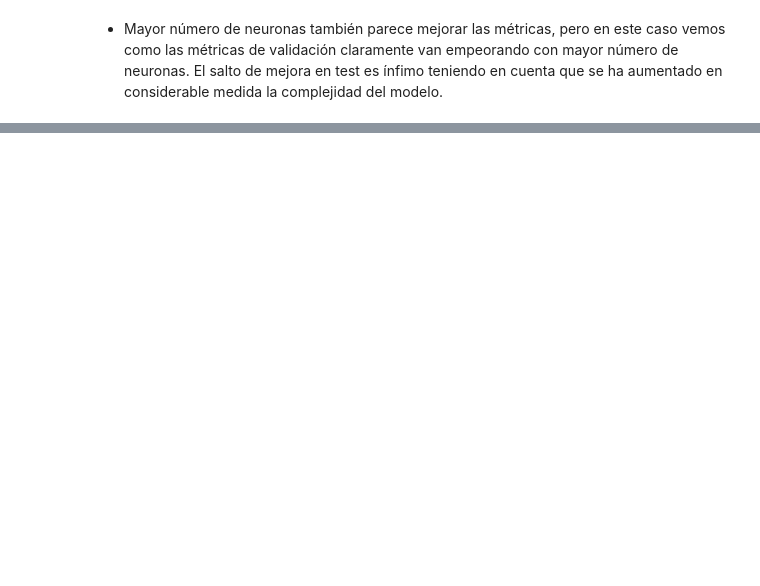
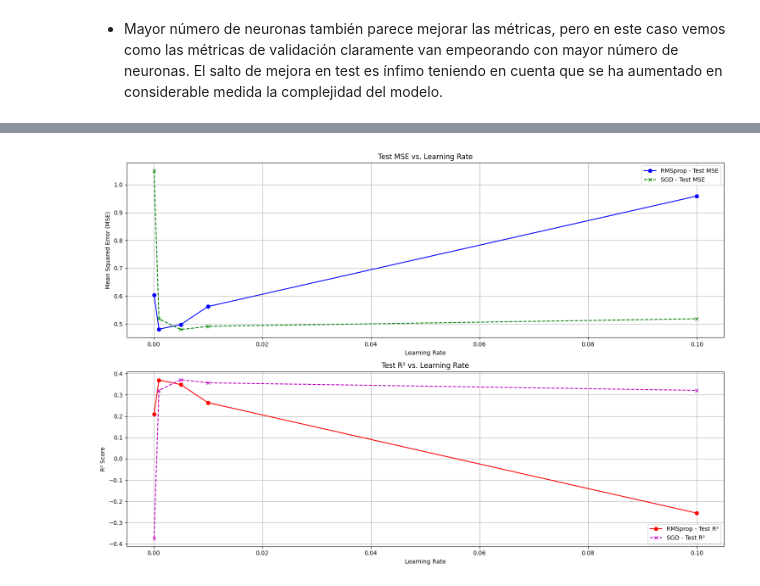
Before and after one commit to Migue8gl/DataScienceMaster, a Jupyter notebook: tecnicas_soft_computing_para_aprendizaje_optimizacion/rrnn_p2/vinos_regresion2024.ipynb, the cells around one changed output, grey strips where cells are left out. Saved outputs shown, nothing was run; the diff lists cells and outputs as text; code cells hidden in the pictures; blank space fills up the shorter version.

```diff
--- a/tecnicas_soft_computing_para_aprendizaje_optimizacion/rrnn_p2/vinos_regresion2024.ipynb
+++ b/tecnicas_soft_computing_para_aprendizaje_optimizacion/rrnn_p2/vinos_regresion2024.ipynb
@@ -629,0 +735,55 @@ print(mse_value)
+# %%
+import matplotlib.pyplot as plt
+
+plt.figure(figsize=(15, 10))
+
+plt.subplot(2, 1, 1)
+plt.plot(
+    results_df[results_df["Optimizer"] == "RMSprop"]["Learning Rate"],
+    results_df[results_df["Optimizer"] == "RMSprop"]["Test MSE"],
+    marker="o",
+    linestyle="-",
+    color="b",
+    label="RMSprop - Test MSE",
+)
+plt.plot(
+    results_df[results_df["Optimizer"] == "SGD"]["Learning Rate"],
+    results_df[results_df["Optimizer"] == "SGD"]["Test MSE"],
+    marker="x",
+    linestyle="--",
+    color="g",
+    label="SGD - Test MSE",
+)
+plt.xlabel("Learning Rate")
+plt.ylabel("Mean Squared Error (MSE)")
+plt.title("Test MSE vs. Learning Rate")
+plt.grid(True)
+plt.legend()
+
+plt.subplot(2, 1, 2)
+plt.plot(
+    results_df[results_df["Optimizer"] == "RMSprop"]["Learning Rate"],
+    results_df[results_df["Optimizer"] == "RMSprop"]["Test R2"],
+    marker="o",
+    linestyle="-",
+    color="r",
+    label="RMSprop - Test R²",
+)
+plt.plot(
+    results_df[results_df["Optimizer"] == "SGD"]["Learning Rate"],
+    results_df[results_df["Optimizer"] == "SGD"]["Test R2"],
+    marker="x",
+    linestyle="--",
+    color="m",
+    label="SGD - Test R²",
+)
+plt.xlabel("Learning Rate")
+plt.ylabel("R² Score")
+plt.title("Test R² vs. Learning Rate")
+plt.grid(True)
+plt.legend()
+
+plt.tight_layout()
+plt.show()
+# %% [output]
+[figure, added]
```
Also changed, not shown: parts of 20 cells of this notebook.
